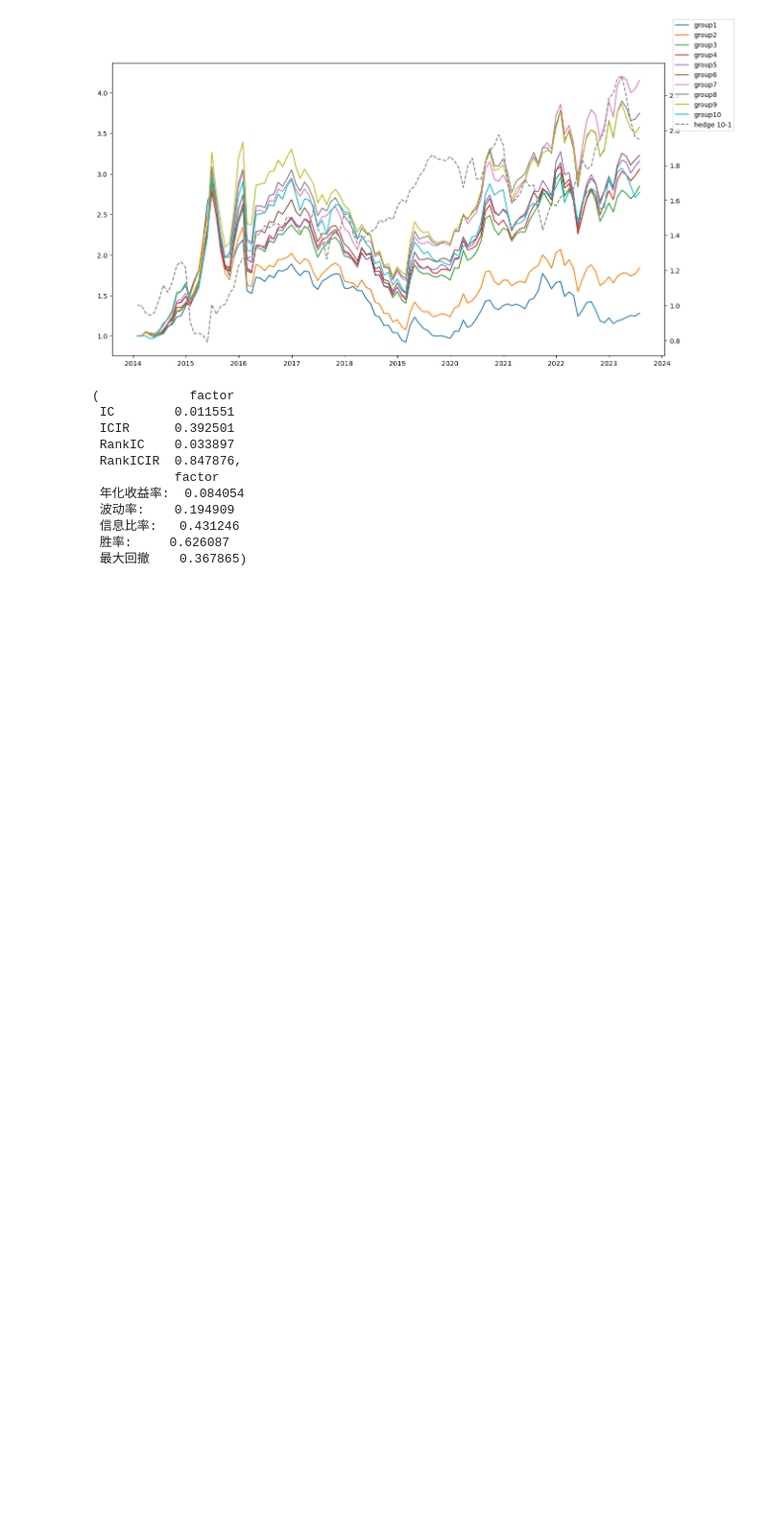
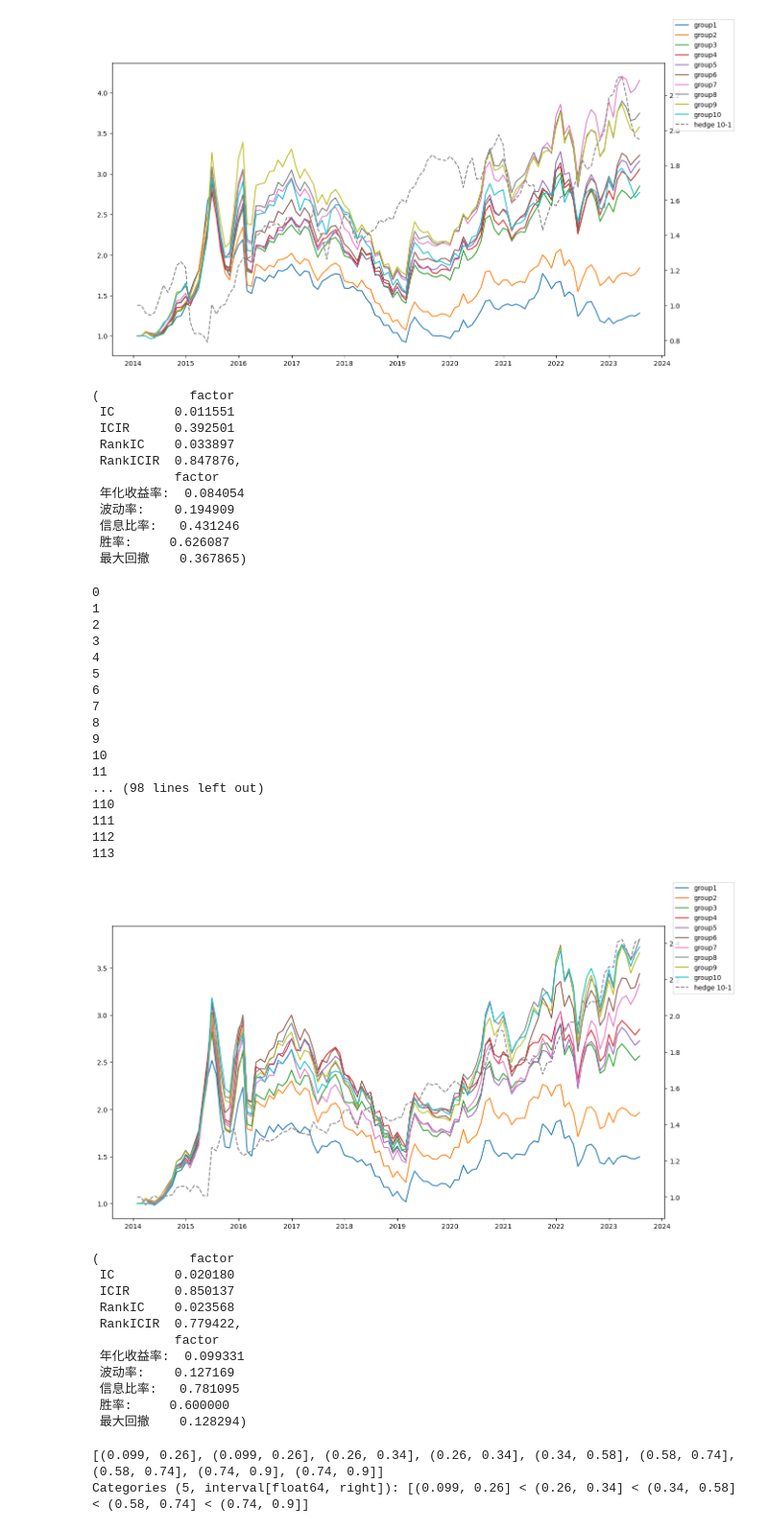
Before and after one commit to downing777/MultiFactors, a Jupyter notebook: FactorsBacktest.ipynb, the cells around one changed output. Shown at 96% size. Saved outputs shown, nothing was run; the diff lists cells and outputs as text; code cells hidden in the pictures; blank space fills up the shorter version.

```diff
--- a/FactorsBacktest.ipynb
+++ b/FactorsBacktest.ipynb
@@ -685,3 +686,48 @@ test(factor_svr_rfe)
  信息比率:   0.431246
  胜率:     0.626087
  最大回撤    0.367865)
+# %%
+factor_rf = pd.read_csv('factor_rf.csv')
+factor_rf['Date'] = pd.to_datetime(factor_rf['Date'])
+factor_rf.set_index('Date', inplace=True)
+# %%
+test(factor_rf)
+# %% [output]
+0
+1
+2
+3
+4
+5
+6
+7
+8
+9
+10
+11
+... (98 lines left out)
+110
+111
+112
+113
+[figure, added]
+(            factor
+ IC        0.020180
+ ICIR      0.850137
+ RankIC    0.023568
+ RankICIR  0.779422,
+           factor
+ 年化收益率:  0.099331
+ 波动率:    0.127169
+ 信息比率:   0.781095
+ 胜率:     0.600000
+ 最大回撤    0.128294)
+# %%
+data = [0.1, 0.2, 0.3, 0.3, 0.5, 0.6, 0.7, 0.8, 0.9]
+bins = pd.qcut(data, q=5)
+
+# Display the resulting bins
+print(bins)
+# %% [output]
+[(0.099, 0.26], (0.099, 0.26], (0.26, 0.34], (0.26, 0.34], (0.34, 0.58], (0.58, 0.74], (0.58, 0.74], (0.74, 0.9], (0.74, 0.9]]
+Categories (5, interval[float64, right]): [(0.099, 0.26] < (0.26, 0.34] < (0.34, 0.58] < (0.58, 0.74] < (0.74, 0.9]]
```
Also changed, not shown: parts of 1 cell of this notebook, 2 other files.
